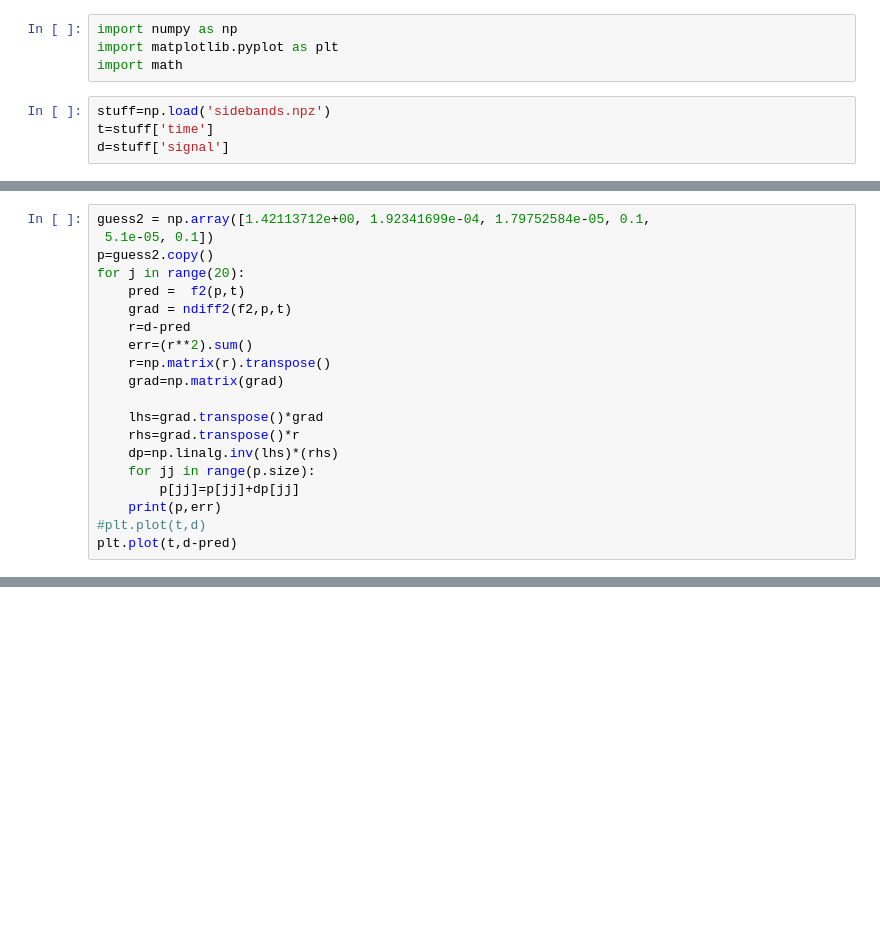
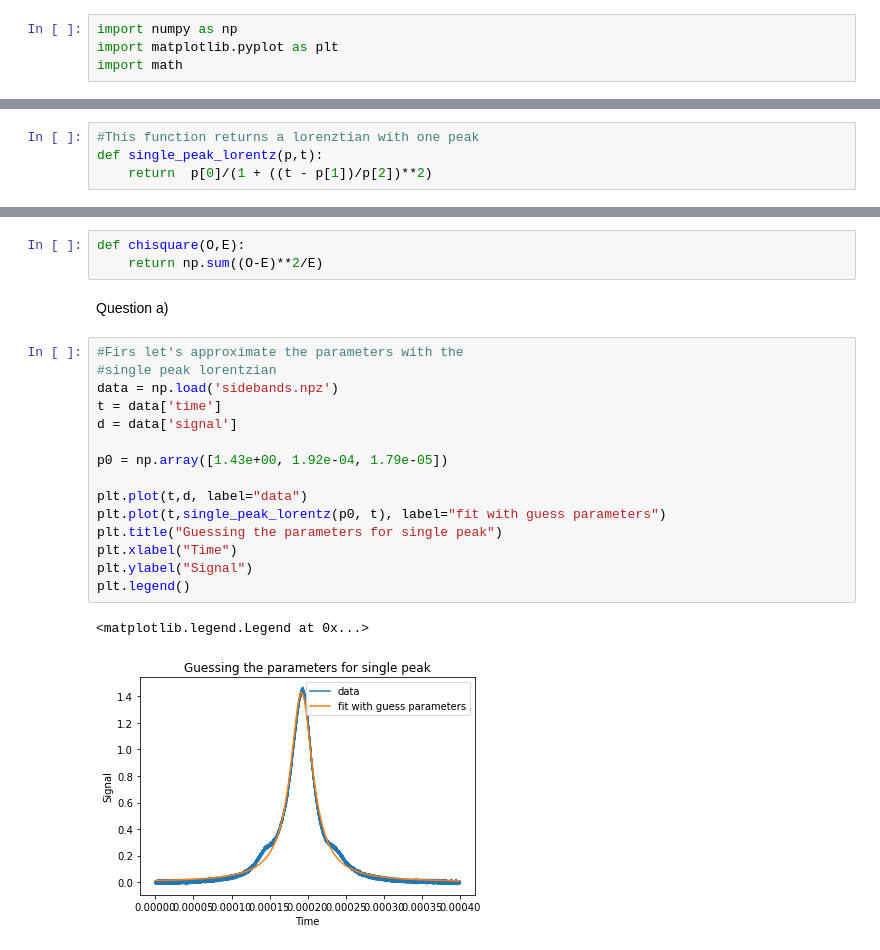
Before and after one commit to n-desjardins/phys512-2022, a Jupyter notebook: PSET4/pset4_notebook.ipynb, the cells around one changed output, grey strips where cells are left out. Drawn from its saved outputs; the diff is of its cells as text; blank space fills up the shorter version.

```diff
--- a/PSET4/pset4_notebook.ipynb
+++ b/PSET4/pset4_notebook.ipynb
@@ -2,7 +2,3 @@
 import numpy as np
 import matplotlib.pyplot as plt
 import math
-# %%
-stuff=np.load('sidebands.npz')
-t=stuff['time']
-d=stuff['signal']
@@ -147,20 +4,0 @@ plt.plot(t,d)
-# %%
-guess2 = np.array([1.42113712e+00, 1.92341699e-04, 1.79752584e-05, 0.1,
- 5.1e-05, 0.1])
-p=guess2.copy()
-for j in range(20):
-    pred =  f2(p,t)
-    grad = ndiff2(f2,p,t)
-    r=d-pred
-    err=(r**2).sum()
-    r=np.matrix(r).transpose()
-    grad=np.matrix(grad)
-
-    lhs=grad.transpose()*grad
-    rhs=grad.transpose()*r
-    dp=np.linalg.inv(lhs)*(rhs)
-    for jj in range(p.size):
-        p[jj]=p[jj]+dp[jj]
-    print(p,err)
-#plt.plot(t,d)
-plt.plot(t,d-pred)
@@ -329,0 +5,4 @@ plt.plot(t,f2(giga_p,t))
+# %%
+#This function returns a lorenztian with one peak
+def single_peak_lorentz(p,t):
+    return  p[0]/(1 + ((t - p[1])/p[2])**2)
@@ -329,0 +91,23 @@ plt.plot(t,f2(giga_p,t))
+# %%
+def chisquare(O,E):
+    return np.sum((O-E)**2/E)
+# %% [markdown]
+Question a)
+# %%
+#Firs let's approximate the parameters with the
+#single peak lorentzian
+data = np.load('sidebands.npz')
+t = data['time']
+d = data['signal']
+
+p0 = np.array([1.43e+00, 1.92e-04, 1.79e-05])
+
+plt.plot(t,d, label="data")
+plt.plot(t,single_peak_lorentz(p0, t), label="fit with guess parameters")
+plt.title("Guessing the parameters for single peak")
+plt.xlabel("Time")
+plt.ylabel("Signal")
+plt.legend()
+# %% [output]
+<matplotlib.legend.Legend at 0x...>
+[figure, added]
```
Also changed, not shown: parts of 41 cells of this notebook.
